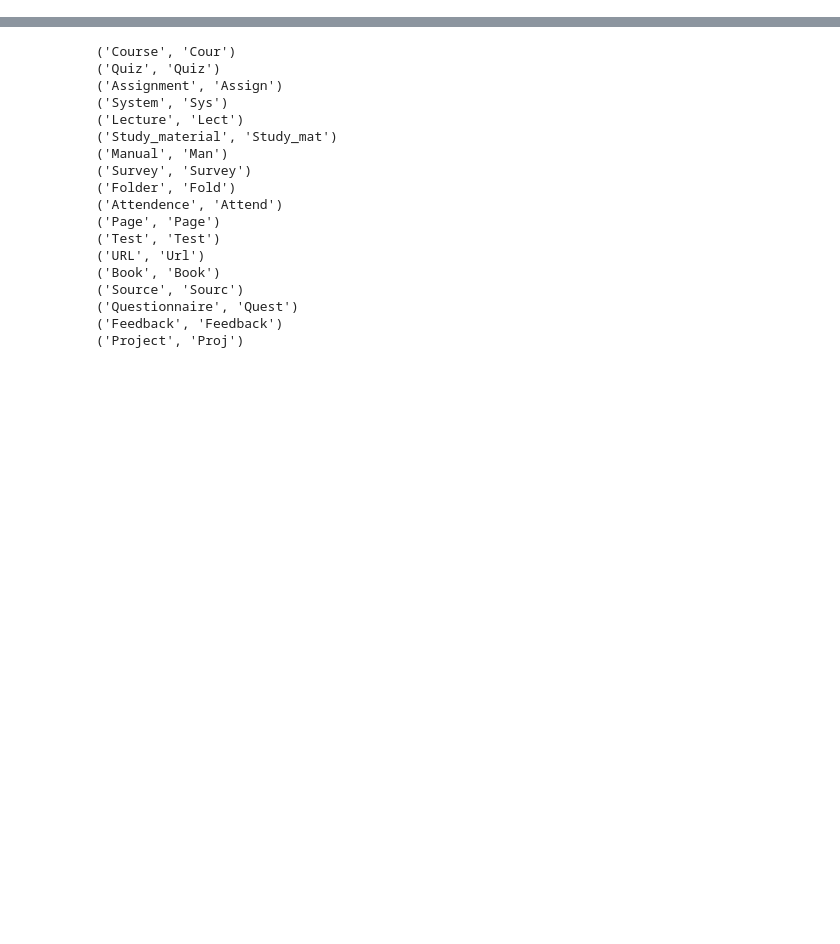
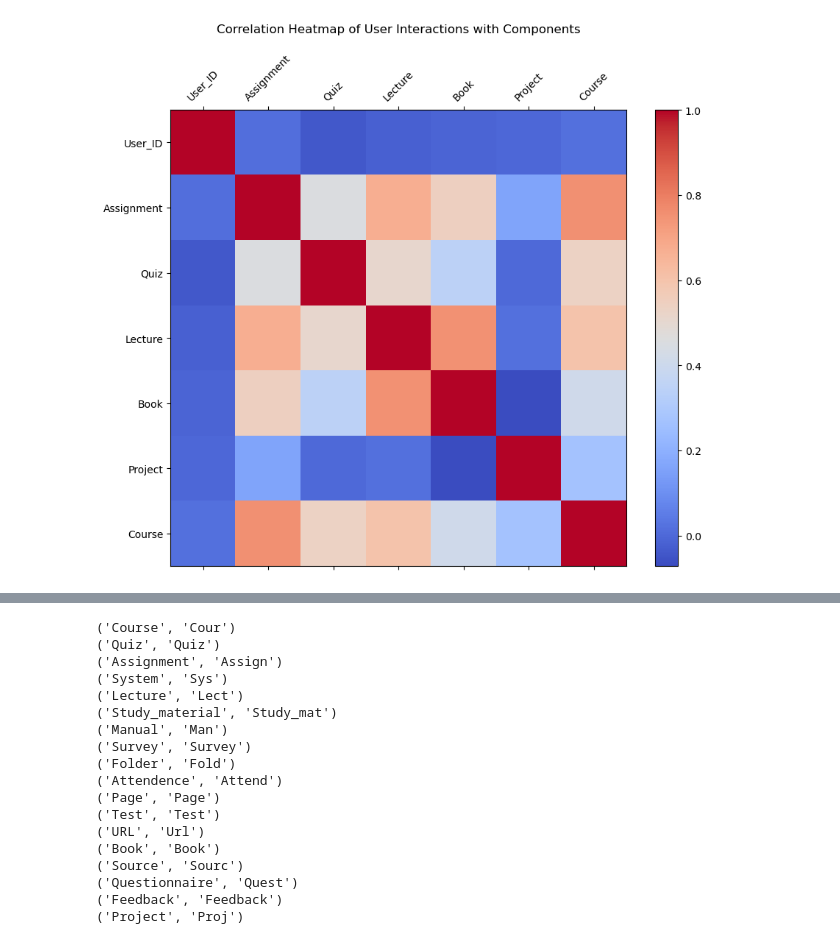
Before and after one commit to bubunyo/york-ap, a Jupyter notebook: summative/summative.ipynb, the cells around one changed output, grey strips where cells are left out. Drawn from its saved outputs; the diff is of its cells as text; code cells hidden in the pictures; blank space fills up the shorter version.

```diff
--- a/summative/summative.ipynb
+++ b/summative/summative.ipynb
@@ -96,0 +116,9 @@ merge_log_df
+# %%
+pivot_data = merge_log_df.pivot_table(
+    index=['User_ID', 'Month'],
+    columns='Component',
+    values='Action',
+    aggfunc='count',
+    fill_value=0
+)
+pivot_data
@@ -96,0 +140,3 @@ merge_log_df
+# %%
+pivot_data.columns = [col for col in pivot_data.columns]
+pivot_data = pivot_data.reset_index()
@@ -96,0 +159,3 @@ merge_log_df
+# %%
+pivot_data['Total Interaction'] = pivot_data.loc[:, ~pivot_data.columns.isin(['User_ID', 'Month'])].sum(axis=1)
+pivot_data
@@ -96,0 +217,6 @@ merge_log_df
+# %%
+correlation_components = ['Assignment', 'Quiz', 'Lecture', 'Book', 'Project', 'Course']
+correlation_data = pivot_data[['User_ID'] + [c for c in correlation_components if c in pivot_data.columns]]
+correlation_matrix = correlation_data.corr()
+
+correlation_matrix
@@ -96,0 +232,12 @@ merge_log_df
+# %%
+import matplotlib.pyplot as plt
+
+plt.figure(figsize=(10, 8))
+plt.matshow(correlation_matrix, fignum=1, cmap='coolwarm')
+plt.colorbar()
+plt.xticks(range(correlation_matrix.shape[1]), correlation_matrix.columns, rotation=45)
+plt.yticks(range(correlation_matrix.shape[1]), correlation_matrix.columns)
+plt.title('Correlation Heatmap of User Interactions with Components', pad=20)
+plt.show()
+# %% [output]
+[figure, added]
```
Also changed, not shown: parts of 29 cells of this notebook, 6 other files.
